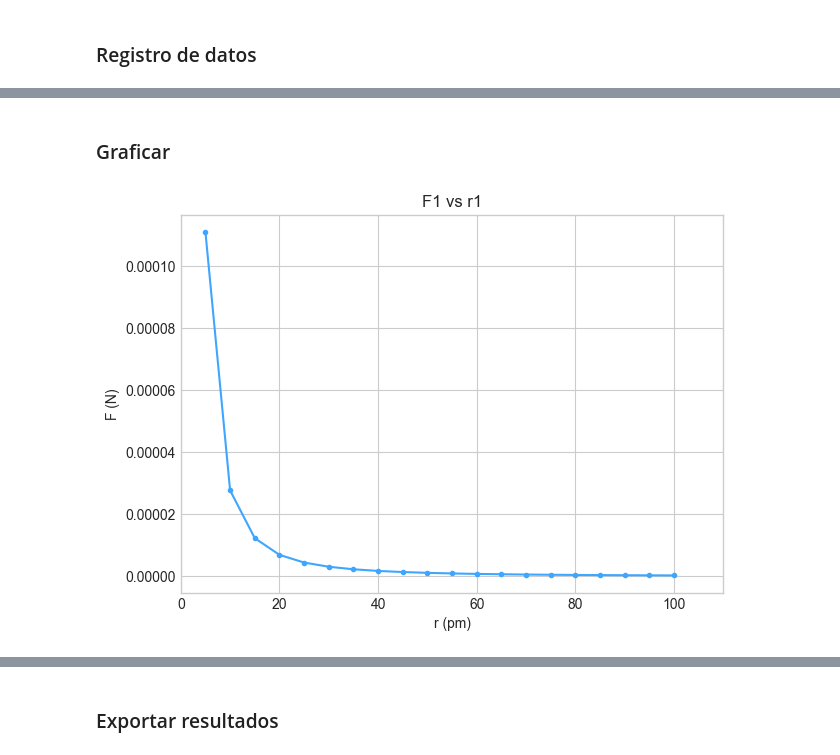
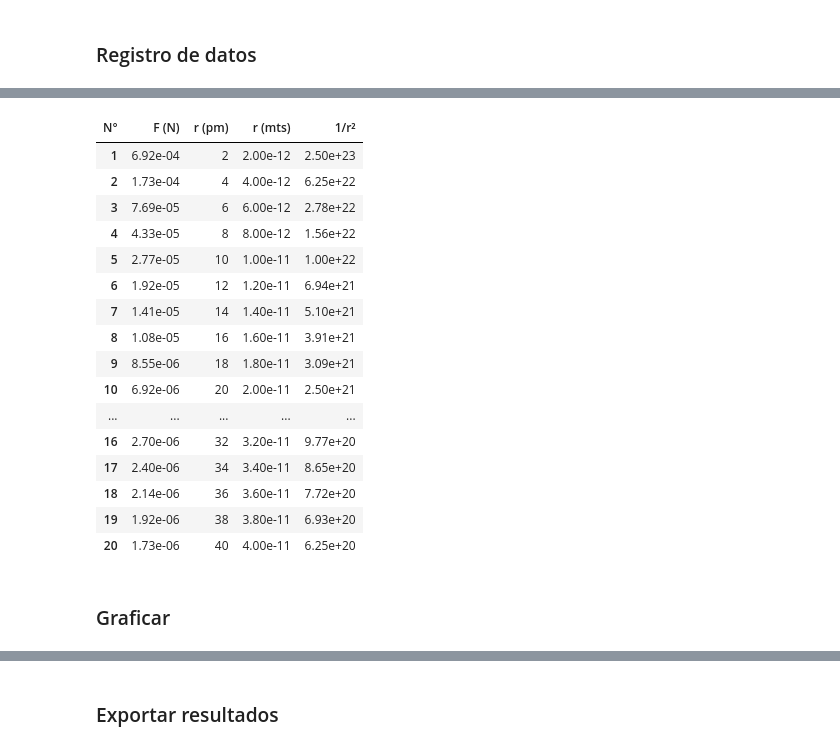
Before and after one commit to afgalvan/coulomb-lab, a Jupyter notebook: coulomb_lab.ipynb, the cells around one changed output, grey strips where cells are left out. Drawn from its saved outputs; the diff is of its cells as text; code cells hidden in the pictures.

```diff
--- a/coulomb_lab.ipynb
+++ b/coulomb_lab.ipynb
@@ -146,12 +100,42 @@ fuerza_distancia1.dropna()
+# %%
+from pandas import DataFrame
+from utils import crear_dataframe, registrar
+
+Q1 = -4
+Q2 = 3
+
+fuerza_distancia1: DataFrame = crear_dataframe()
+registrar(fuerza_distancia1,
+    6.92e-4, 1.73e-4, 7.69e-5,
+    4.33e-5, 2.77e-5, 1.92e-5,
+    1.41e-5, 1.08e-5, 8.55e-6,
+    6.92e-6, 5.72e-6, 4.81e-6,
+    4.10e-6, 3.53e-6, 3.06e-6,
+    2.70e-6, 2.40e-6, 2.14e-6,
+    1.92e-6, 1.73e-6,
+    inicio=2, paso=2
+)
+fuerza_distancia1
+# %% [output]
+| N° | F (N) | r (pm) | r (mts) | 1/r² |
+| 1 | 6.92e-04 | 2 | 2.00e-12 | 2.50e+23 |
+| 2 | 1.73e-04 | 4 | 4.00e-12 | 6.25e+22 |
+| 3 | 7.69e-05 | 6 | 6.00e-12 | 2.78e+22 |
+| 4 | 4.33e-05 | 8 | 8.00e-12 | 1.56e+22 |
+| 5 | 2.77e-05 | 10 | 1.00e-11 | 1.00e+22 |
+| 6 | 1.92e-05 | 12 | 1.20e-11 | 6.94e+21 |
+| 7 | 1.41e-05 | 14 | 1.40e-11 | 5.10e+21 |
+| 8 | 1.08e-05 | 16 | 1.60e-11 | 3.91e+21 |
+| 9 | 8.55e-06 | 18 | 1.80e-11 | 3.09e+21 |
+| 10 | 6.92e-06 | 20 | 2.00e-11 | 2.50e+21 |
+| ... | ... | ... | ... | ... |
+| 16 | 2.70e-06 | 32 | 3.20e-11 | 9.77e+20 |
+| 17 | 2.40e-06 | 34 | 3.40e-11 | 8.65e+20 |
+| 18 | 2.14e-06 | 36 | 3.60e-11 | 7.72e+20 |
+| 19 | 1.92e-06 | 38 | 3.80e-11 | 6.93e+20 |
+| 20 | 1.73e-06 | 40 | 4.00e-11 | 6.25e+20 |
 # %% [markdown]
 ### Graficar
-# %%
-# %matplotlib notebook
-from utils import graficar
-
-graficar("F1 vs r1", fuerza_distancia1)
-# %% [output]
-[figure, removed]
 # %%
 from utils import graficar
 
```
Also changed, not shown: parts of 8 cells of this notebook, 2 other files.
